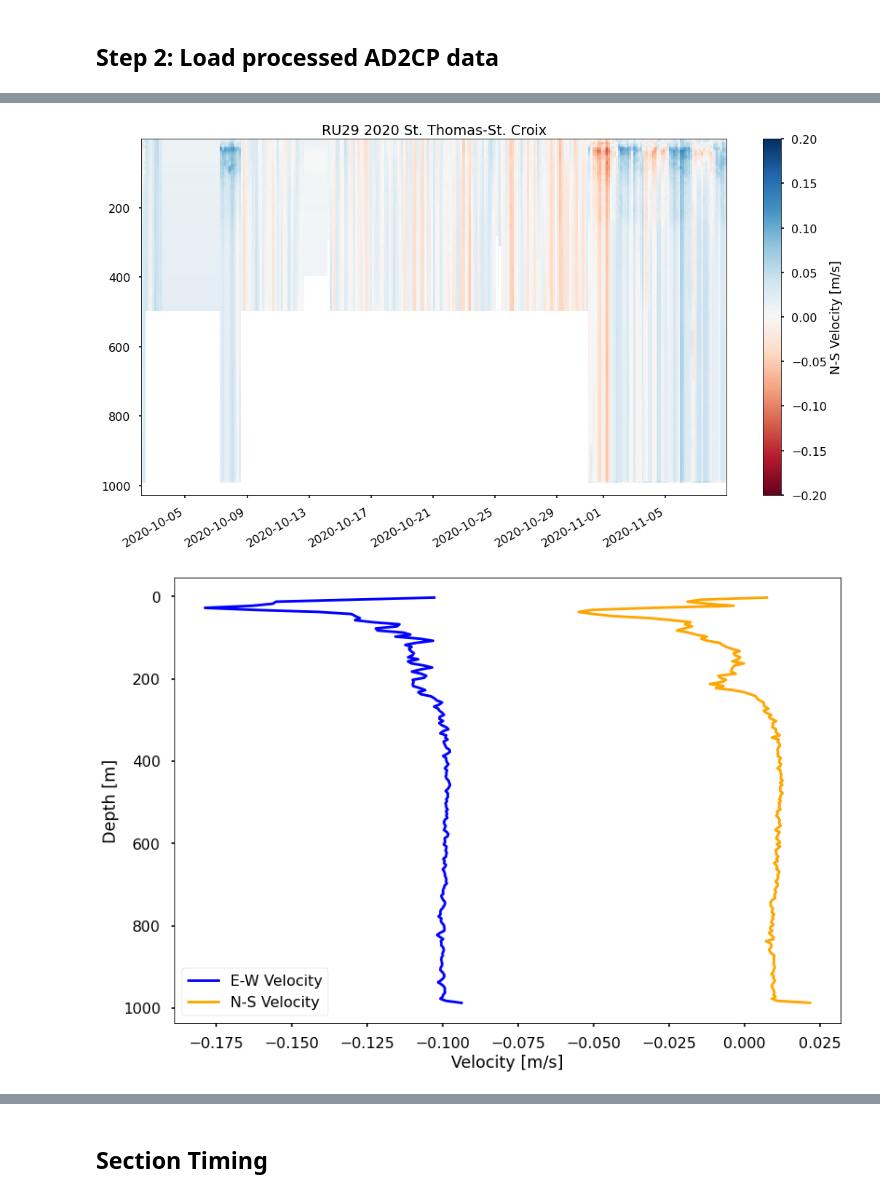
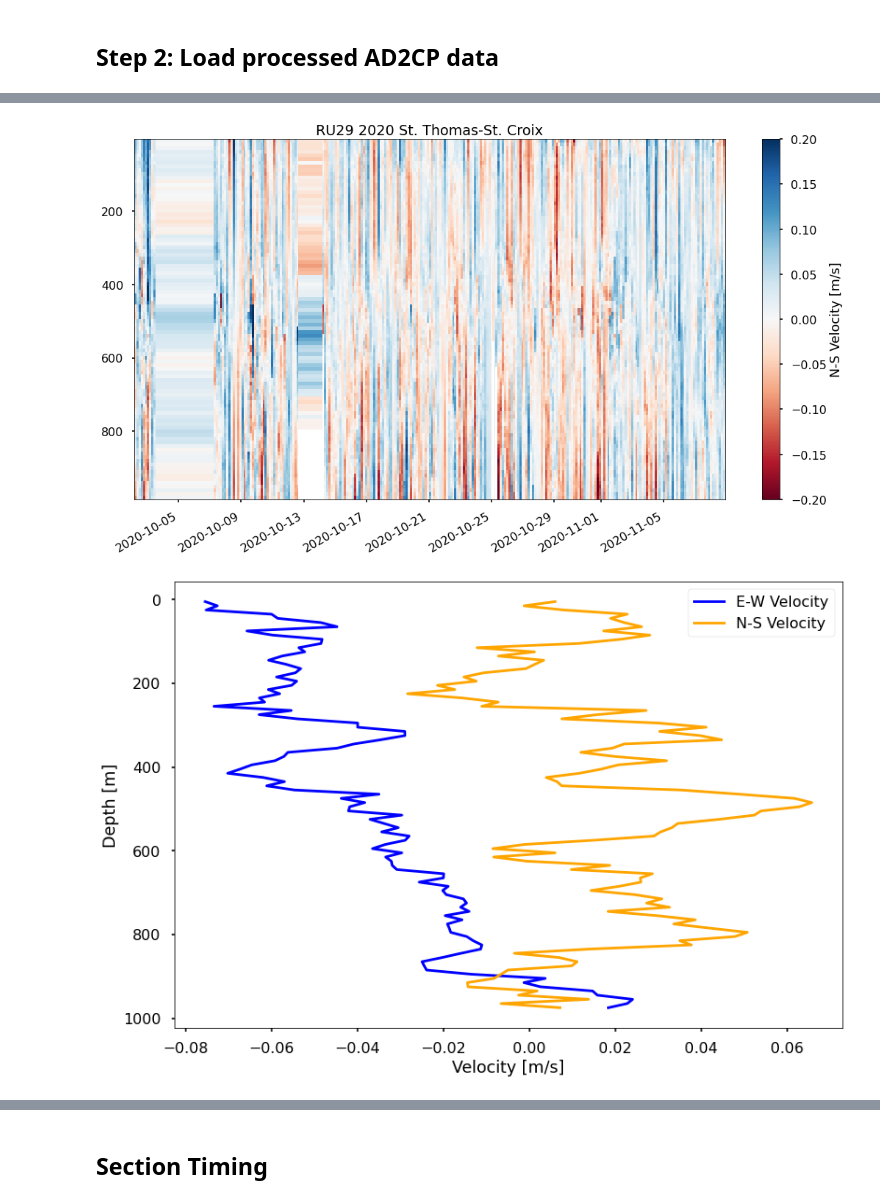
Before and after one commit to JGradone/Slocum-AD2CP, a Jupyter notebook: notebooks/03_Slocum_AD2CP_Analysis_RU29_2020.ipynb, the cells around one changed output, grey strips where cells are left out. Saved outputs shown, nothing was run; the diff lists cells and outputs as text; code cells hidden in the pictures.

```diff
--- a/notebooks/03_Slocum_AD2CP_Analysis_RU29_2020.ipynb
+++ b/notebooks/03_Slocum_AD2CP_Analysis_RU29_2020.ipynb
@@ -103,7 +103,8 @@ df
 # %%
 # pd.to_datetime(df.start_tm[0]).tz_localize(None)
 # %%
-inversion_depth         = np.arange(2.5,1030,5)
+dz = np.diff(df.inversion_depth)[0]
+inversion_depth         = np.arange(np.min(df.inversion_depth),np.max(df.inversion_depth)+dz,dz)
 inversion_time          = np.empty(len(files))
 inversion_time[:]       = np.NaN
 inversion_time          = inversion_time.astype(pd.Timestamp)
@@ -215,14 +216,14 @@ plt.colorbar(label='N-S Velocity [m/s]')
 plt.title('RU29 2020 St. Thomas-St. Croix')
 plt.gcf().autofmt_xdate()
 # %% [output]
-[figure, old version]
+[figure, new version]
 # %%
-prof_num = 210
+prof_num = 10
 plt.plot(ds.u_grid[:,prof_num],ds.depth,color='blue',label='E-W Velocity')
 plt.plot(ds.v_grid[:,prof_num],ds.depth,color='orange',label='N-S Velocity')
 plt.legend()
 plt.ylabel('Depth [m]')
 plt.xlabel('Velocity [m/s]')
 plt.gca().invert_yaxis()
 # %% [output]
-[figure, old version]
+[figure, new version]
```
Also changed, not shown: parts of 42 cells of this notebook, 3 other files.
